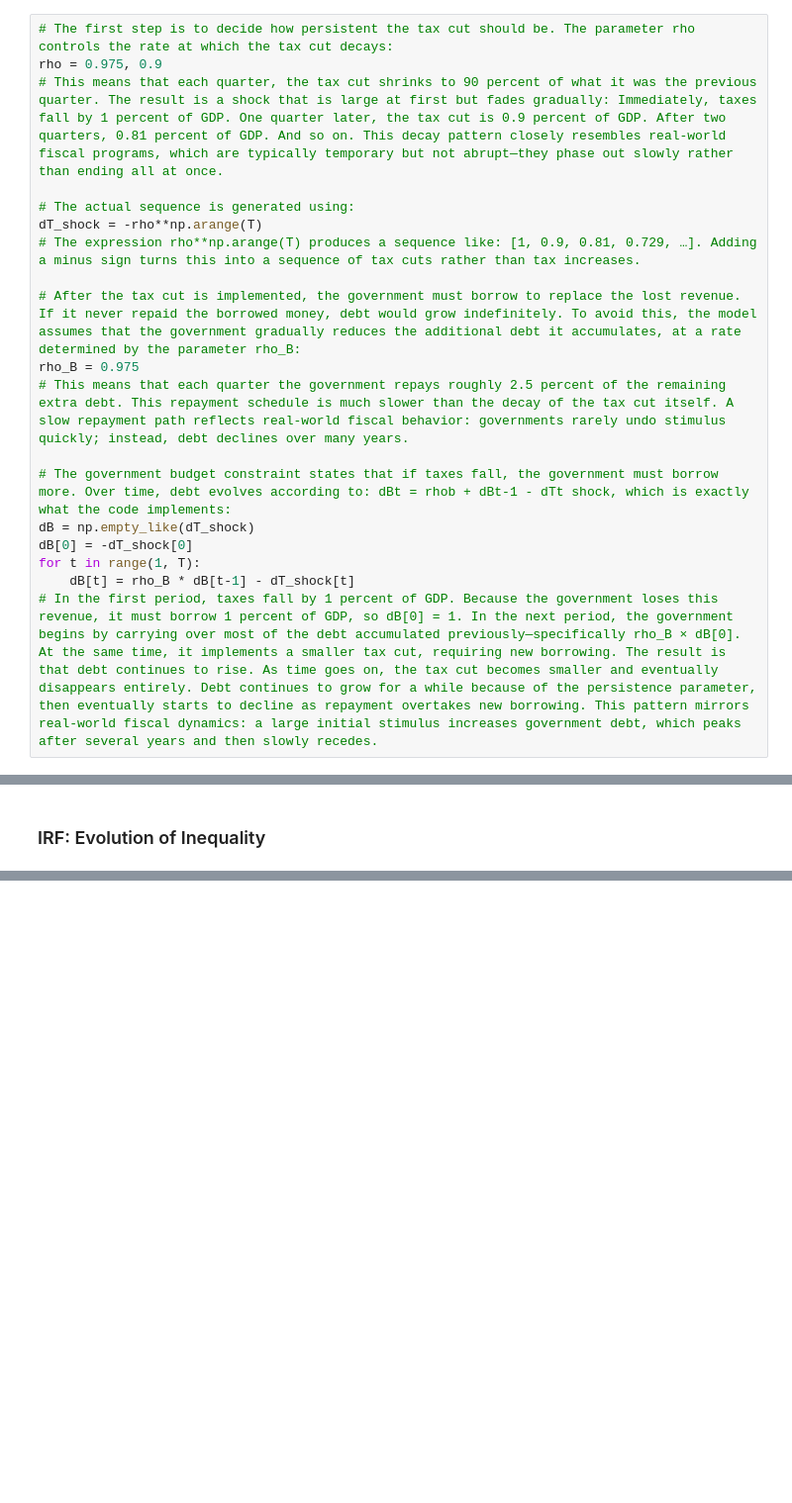
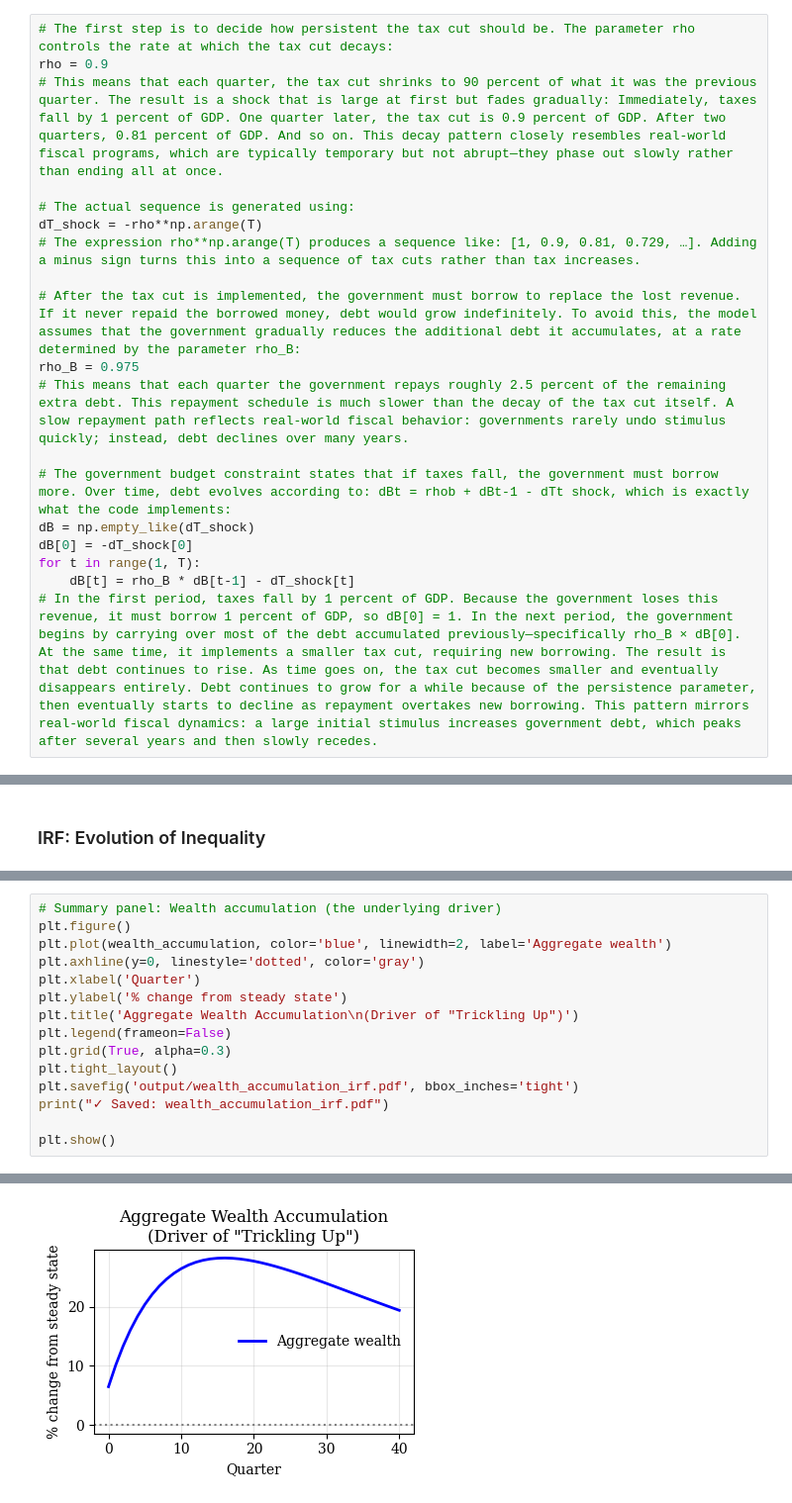
Before and after one commit to jemappelleyesmine/Aucler_Rognlie_Straub_2025_Hank_Replication, a Jupyter notebook: our_code/replicate_fig2_and_inequality.ipynb, the cells around one changed output, grey strips where cells are left out. Shown: that part at 99% size. Saved outputs shown, nothing was run; the diff lists cells and outputs as text; blank space fills up the shorter version.

```diff
--- a/our_code/replicate_fig2_and_inequality.ipynb
+++ b/our_code/replicate_fig2_and_inequality.ipynb
@@ -909,7 +909,7 @@ Using rho = 0.9 and rho_B = 0.975 produces a stimulus profile that is temporary
 This shock will serve as the input to the model when computing impulse responses for Figures 2(a) and 2(b) of the paper.
 # %%
 # The first step is to decide how persistent the tax cut should be. The parameter rho controls the rate at which the tax cut decays:
-rho = 0.975, 0.9
+rho = 0.9
 # This means that each quarter, the tax cut shrinks to 90 percent of what it was the previous quarter. The result is a shock that is large at first but fades gradually: Immediately, taxes fall by 1 percent of GDP. One quarter later, the tax cut is 0.9 percent of GDP. After two quarters, 0.81 percent of GDP. And so on. This decay pattern closely resembles real-world fiscal programs, which are typically temporary but not abrupt—they phase out slowly rather than ending all at once.
 
 # The actual sequence is generated using:
@@ -1216,0 +1127,16 @@ Saved: inequality_evolution_irf.pdf
+# %%
+# Summary panel: Wealth accumulation (the underlying driver)
+plt.figure()
+plt.plot(wealth_accumulation, color='blue', linewidth=2, label='Aggregate wealth')
+plt.axhline(y=0, linestyle='dotted', color='gray')
+plt.xlabel('Quarter')
+plt.ylabel('% change from steady state')
+plt.title('Aggregate Wealth Accumulation\n(Driver of "Trickling Up")')
+plt.legend(frameon=False)
+plt.grid(True, alpha=0.3)
+plt.tight_layout()
+plt.savefig('output/wealth_accumulation_irf.pdf', bbox_inches='tight')
+print("✓ Saved: wealth_accumulation_irf.pdf")
+
+plt.show()
+# %% [output]
@@ -1217 +1144,2 @@ Saved: inequality_evolution_irf.pdf
+[figure, added]
 # %%
```
Also changed, not shown: parts of 10 cells of this notebook, 5 other files.
